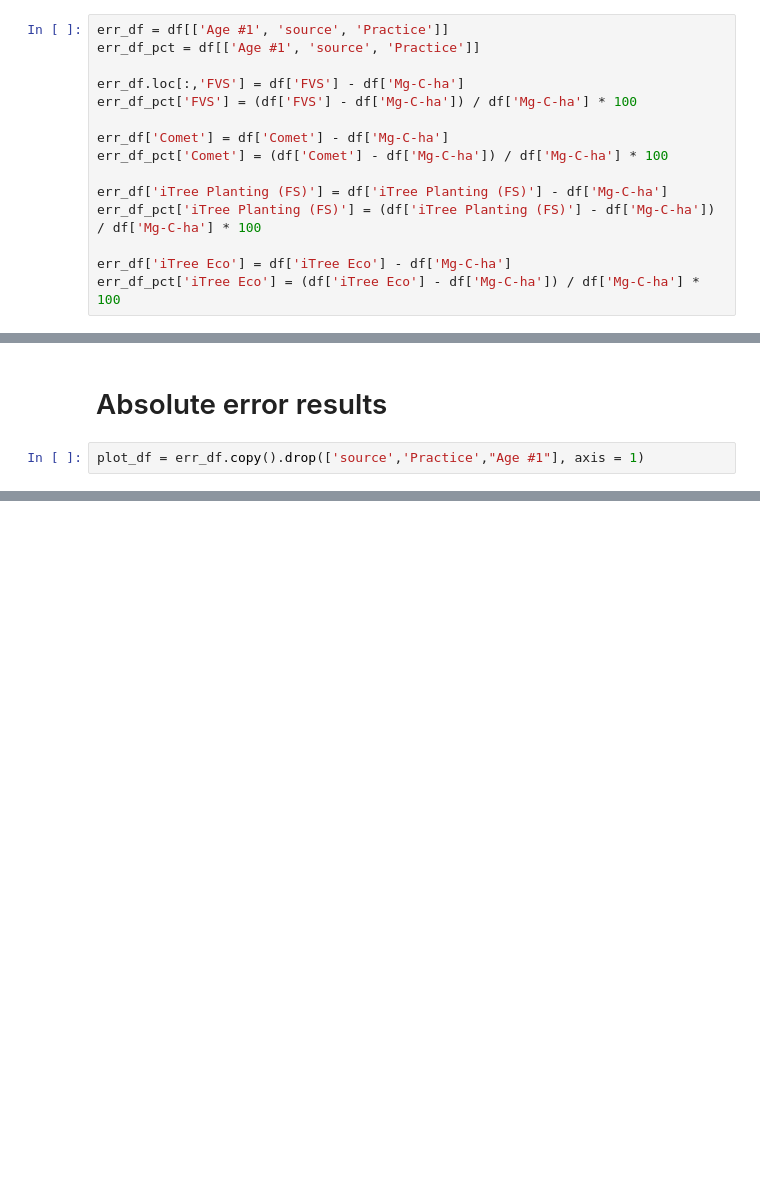
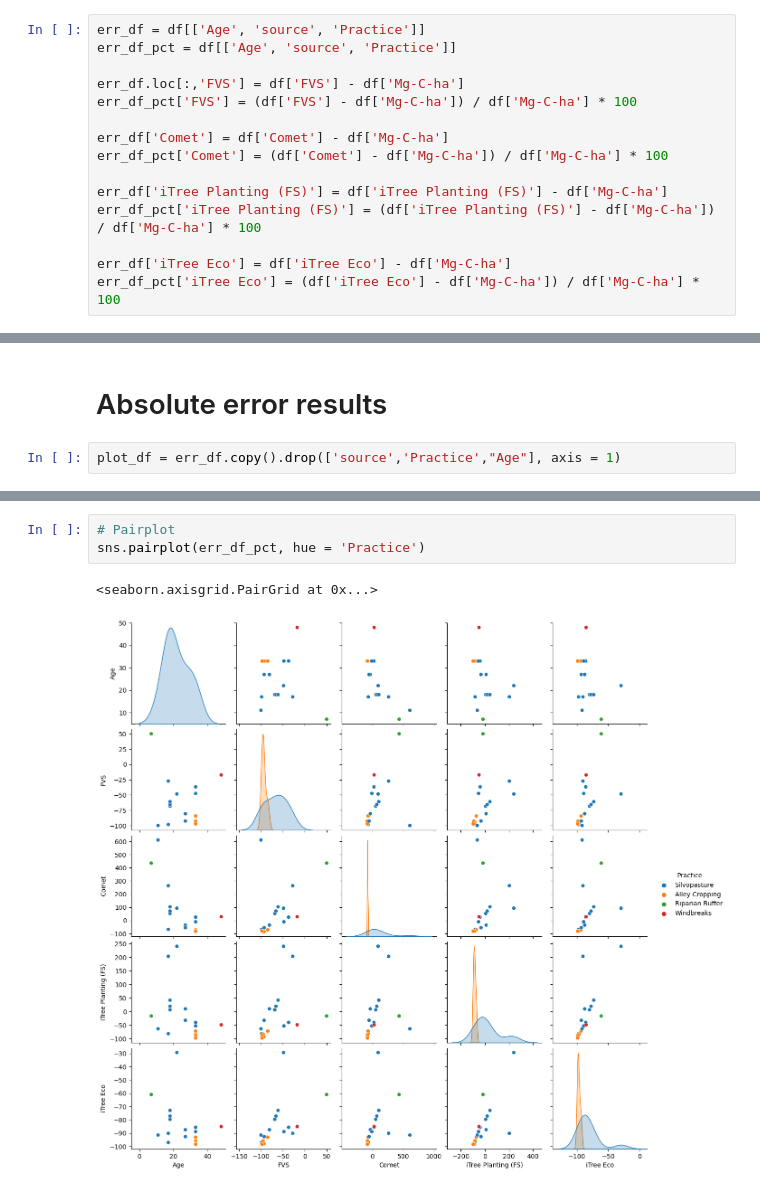
Before and after one commit to kashingtonDC/bio_model_comparison, a Jupyter notebook: code/analysis_v2.ipynb, the cells around one changed output, grey strips where cells are left out. Drawn from its saved outputs; the diff is of its cells as text; blank space fills up the shorter version.

```diff
--- a/code/analysis_v2.ipynb
+++ b/code/analysis_v2.ipynb
@@ -9,8 +9,8 @@ emp_excel_file = pd.ExcelFile(empirical_file_path)
 emp_sheet_names = emp_excel_file.sheet_names
 df = pd.read_excel(empirical_file_path, sheet_name='empirical_simple')
 # %%
-err_df = df[['Age #1', 'source', 'Practice']]
-err_df_pct = df[['Age #1', 'source', 'Practice']]
+err_df = df[['Age', 'source', 'Practice']]
+err_df_pct = df[['Age', 'source', 'Practice']]
 
 err_df.loc[:,'FVS'] = df['FVS'] - df['Mg-C-ha']
 err_df_pct['FVS'] = (df['FVS'] - df['Mg-C-ha']) / df['Mg-C-ha'] * 100
@@ -122,7 +122,7 @@ plt.show()
 # %% [markdown]
 # Absolute error results
 # %%
-plot_df = err_df.copy().drop(['source','Practice',"Age #1"], axis = 1)
+plot_df = err_df.copy().drop(['source','Practice',"Age"], axis = 1)
 # %%
 # Calculate means, standard errors, and count non-NA values for each column
 means = plot_df.mean()
@@ -197,3 +197,9 @@ plt.tight_layout()
 plt.show()
 # %% [output]
 [figure]
+# %%
+# Pairplot
+sns.pairplot(err_df_pct, hue = 'Practice')
+# %% [output]
+<seaborn.axisgrid.PairGrid at 0x...>
+[figure, added]
```
Also changed, not shown: parts of 3 cells of this notebook, 1 other file.
